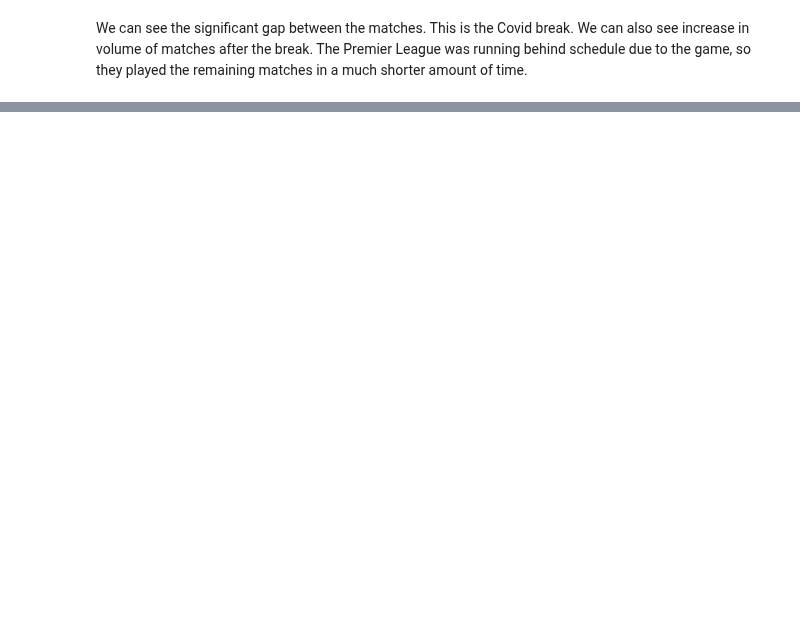
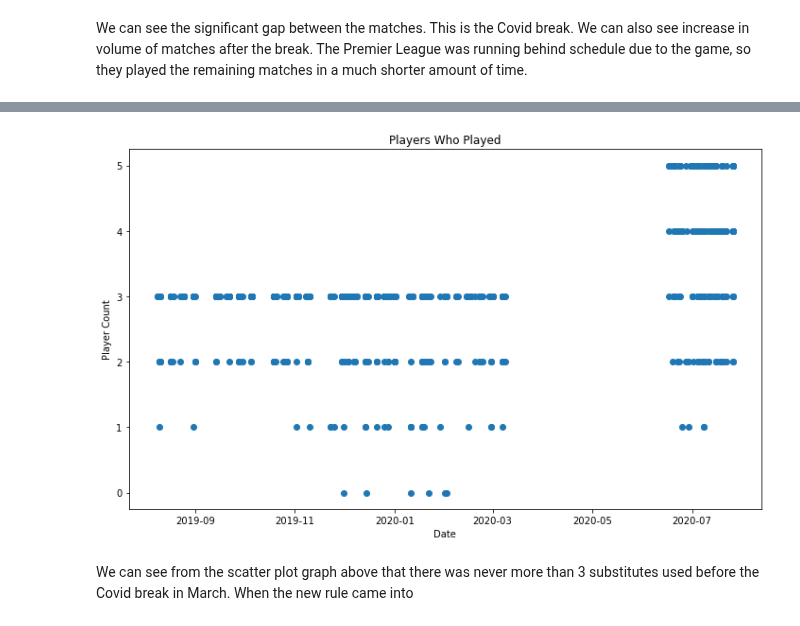
Before and after one commit to CharlesPeterMcCarthy/english-premier-league-2019-2020-statistical-analysis, a Jupyter notebook: epl-2019-2020.ipynb, the cells around one changed output, grey strips where cells are left out. Drawn from its saved outputs; the diff is of its cells as text; code cells hidden in the pictures; blank space fills up the shorter version.

```diff
--- a/epl-2019-2020.ipynb
+++ b/epl-2019-2020.ipynb
@@ -1082,0 +1088,6 @@ We can also see increase in volume of matches after the break. The Premier Leagu
+# %%
+team_match_players_played = players_who_played.groupby(['team', 'date']).size().reset_index(name='player_count').sort_values('date')
+
+team_match_players_played['substitute_count'] = team_match_players_played.player_count - 11
+
+team_match_players_played
@@ -1082,0 +1108,11 @@ We can also see increase in volume of matches after the break. The Premier Leagu
+# %%
+plt.scatter(team_match_players_played.date, team_match_players_played.substitute_count)
+plt.xlabel('Date')
+plt.ylabel('Player Count')
+plt.title('Players Who Played')
+
+plt.show();
+# %% [output]
+[figure, added]
+# %% [markdown]
+We can see from the scatter plot graph above that there was never more than 3 substitutes used before the Covid break in March. When the new rule came into
```
Also changed, not shown: parts of 5 cells of this notebook.
